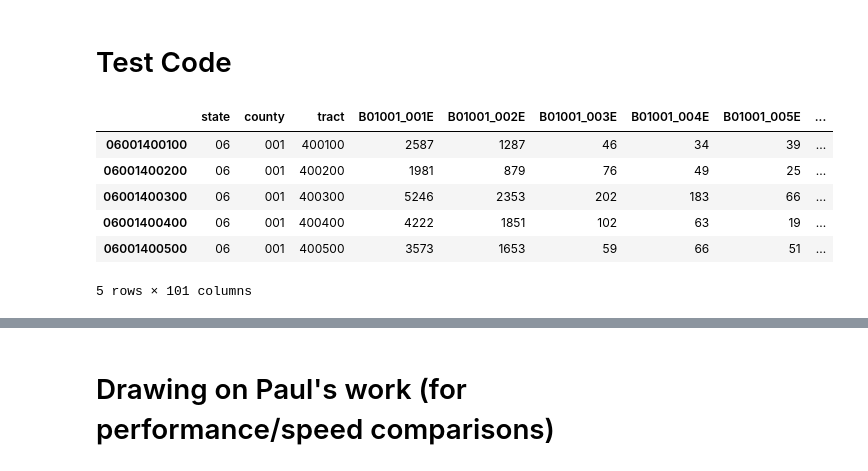
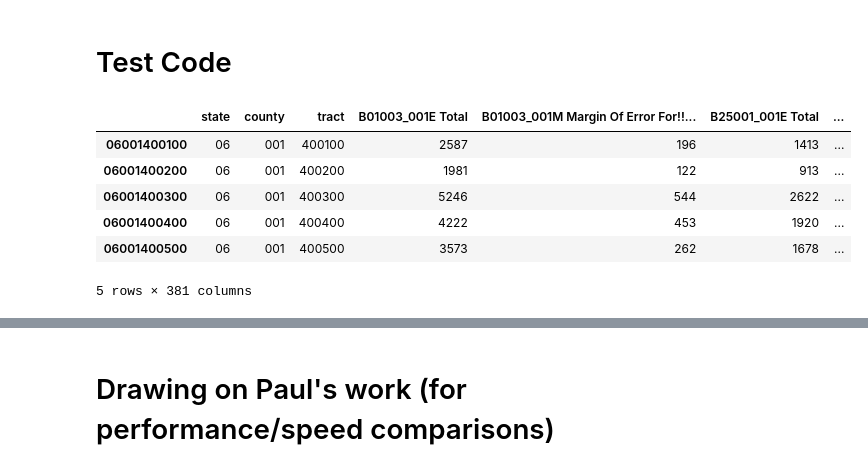
Before and after one commit to drewlevitt/census-python, a Jupyter notebook: Neighborhood Profile DSL.ipynb, the cells around one changed output, grey strips where cells are left out. Saved outputs shown, nothing was run; the diff lists cells and outputs as text; code cells hidden in the pictures.

Commit message:
Add census call by place

```diff
--- a/Neighborhood Profile DSL.ipynb
+++ b/Neighborhood Profile DSL.ipynb
@@ -35,0 +96,28 @@ def concatenate_dataframes(*dfs):
+# %%
+# Takes an arbitrarily long list of variables, a year and dataset (e.g. "sf1", "acs5"), makes multiple API calls and stitches it all together
+
+def census_api_pull(vars_list, year, dataset, geo_type):
+    ## get variable details, labels
+    jsonurl = 'http://api.census.gov/data/%(yr)s/%(dset)s/variables.json' % {'yr': year, 'dset': dataset}
+    jsontext = requests.get(jsonurl)
+
+    ## rename columns, looking up in dictionary. Perhaps bad form w verbose names
+    datadict = pd.DataFrame(jsontext.json()['variables']).T
+
+    ## get labels, stuff in dict
+    datadict_rename = datadict.ix[vars_list,'label'].to_dict()
+    datadict_rename_verbose = dict(zip(datadict_rename.keys(), [key + " " + value for key, value in datadict_rename.items()]))
+
+    var_chunks = chunks(vars_list, 50) # split up the LIST into chunks of 50 variables
+    results_list = []
+
+    for var_chunk in var_chunks:
+        df = get_data(year, dataset, var_chunk, geo_type) # perform census api pull (using Aksel's code)
+        results_list.append(df) #append the df to results_list
+
+    masterframe = concatenate_dataframes(geo_type, *results_list) #I think the splat is needed here
+
+    ## rename: new name has both official variable name and legible description
+    masterframe.rename(columns=datadict_rename_verbose,inplace=True)
+
+    return masterframe
@@ -119,12 +132,0 @@ def get_data(year,dataset,table):
-# %%
-# Takes an arbitrarily long list of variables, a year and dataset (e.g. "sf1", "acs5"), makes multiple API calls and stitches it all together
-
-def census_api_pull(vars_list, year, dataset):
-    var_chunks = chunks(vars_list, 50) # split up the LIST into chunks of 50 variables
-    results_list = []
-
-    for var_chunk in var_chunks:
-        df = get_data(year, dataset, var_chunk) # perform census api pull (using Aksel's code)
-        results_list.append(df) #append the df to results_list
-
-    return concatenate_dataframes(*results_list) #I think the splat is needed here
@@ -226,13 +240,13 @@ totpop_sf1_10 = ['P0010001']
 #Total Housing units
 tothouseunits_sf1_10 = ['H00010001']
 # %%
-testFrame = census_api_pull(ageE + ageM, "2012", "acs5")
+testFrame = census_api_pull(variables_all, "2012", "acs5", "tract")
 testFrame.head()
 # %% [output]
-|  | state | county | tract | B01001_001E | B01001_002E | B01001_003E | B01001_004E | B01001_005E | ... |
-| 06001400100 | 06 | 001 | 400100 | 2587 | 1287 | 46 | 34 | 39 | ... |
-| 06001400200 | 06 | 001 | 400200 | 1981 | 879 | 76 | 49 | 25 | ... |
-| 06001400300 | 06 | 001 | 400300 | 5246 | 2353 | 202 | 183 | 66 | ... |
-| 06001400400 | 06 | 001 | 400400 | 4222 | 1851 | 102 | 63 | 19 | ... |
-| 06001400500 | 06 | 001 | 400500 | 3573 | 1653 | 59 | 66 | 51 | ... |
+|  | state | county | tract | B01003_001E Total | B01003_001M Margin Of Error For!!... | B25001_001E Total | ... |
+| 06001400100 | 06 | 001 | 400100 | 2587 | 196 | 1413 | ... |
+| 06001400200 | 06 | 001 | 400200 | 1981 | 122 | 913 | ... |
+| 06001400300 | 06 | 001 | 400300 | 5246 | 544 | 2622 | ... |
+| 06001400400 | 06 | 001 | 400400 | 4222 | 453 | 1920 | ... |
+| 06001400500 | 06 | 001 | 400500 | 3573 | 262 | 1678 | ... |
-5 rows × 101 columns
+5 rows × 381 columns
```
Also changed, not shown: parts of 20 cells of this notebook, 2 other files.
